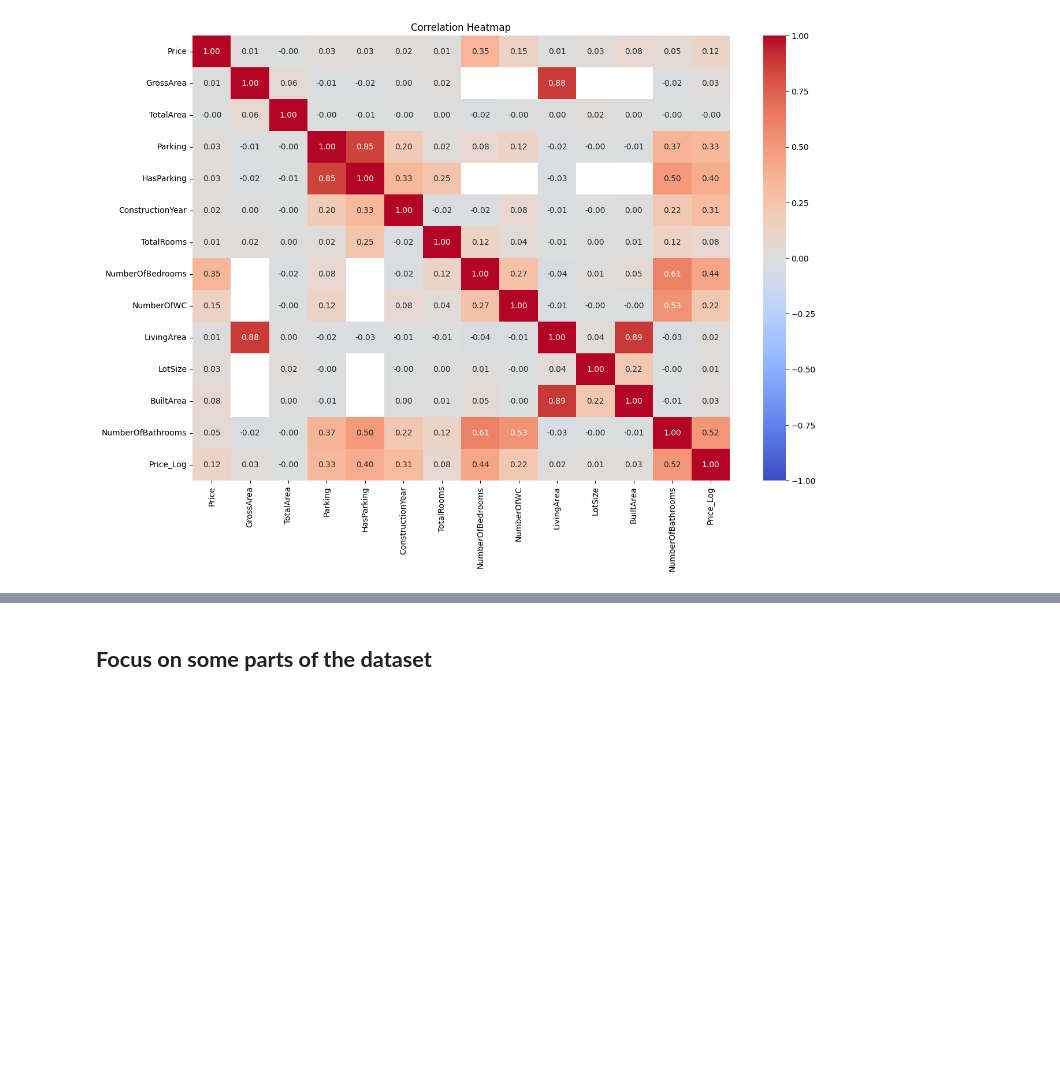
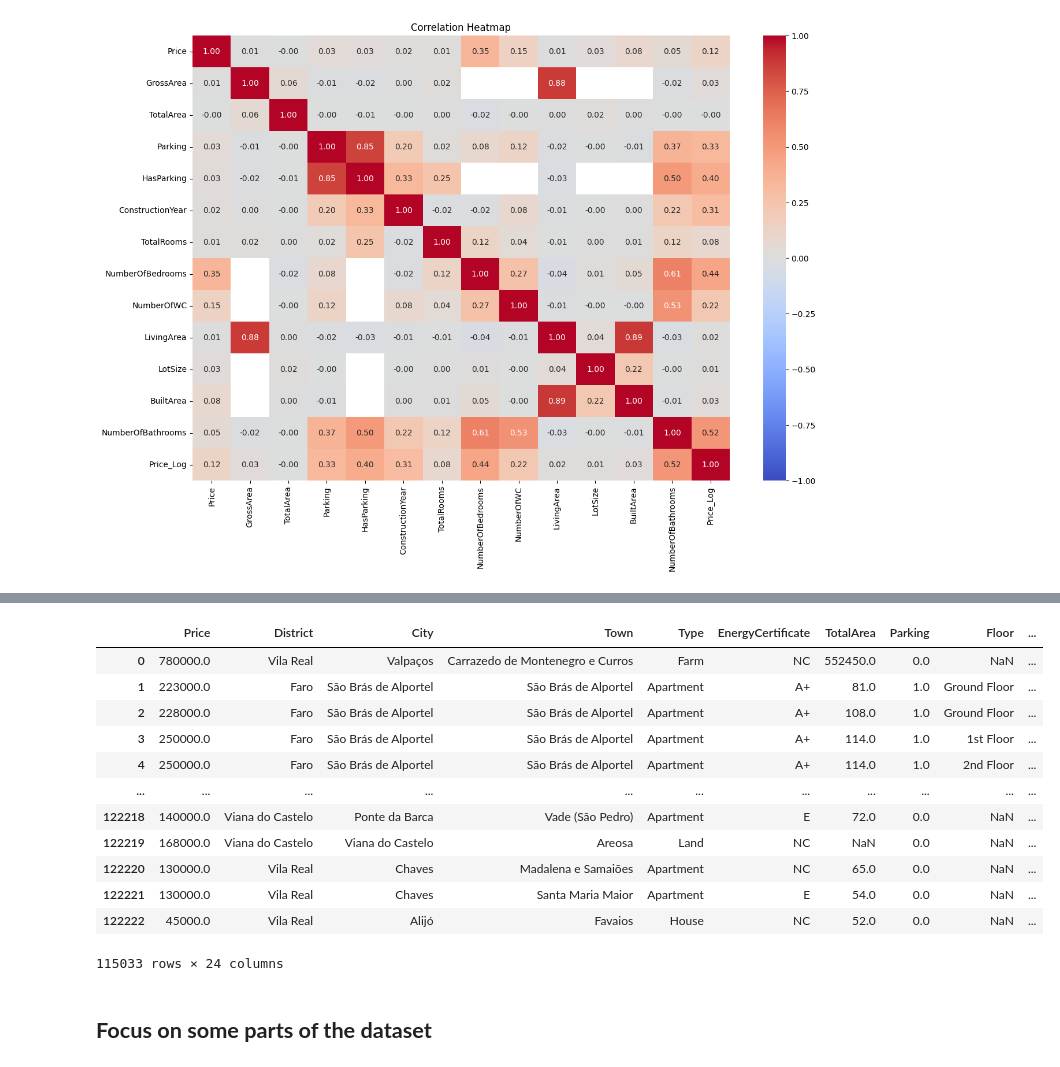
Before and after one commit to mafaldaaires/XAI-Techniques-in-Supervised-Learning, a Jupyter notebook: RealState.ipynb, the cells around one changed output, grey strips where cells are left out. Cells and saved outputs as stored; diff of their text form; code cells hidden in the pictures; blank space fills up the shorter version.

```diff
--- a/RealState.ipynb
+++ b/RealState.ipynb
@@ -443,3 +467,19 @@ plt.show()
+# %%
+df
+# %% [output]
+|  | Price | District | City | Town | Type | EnergyCertificate | TotalArea | Parking | Floor | ... |
+| 0 | 780000.0 | Vila Real | Valpaços | Carrazedo de Montenegro e Curros | Farm | NC | 552450.0 | 0.0 | NaN | ... |
+| 1 | 223000.0 | Faro | São Brás de Alportel | São Brás de Alportel | Apartment | A+ | 81.0 | 1.0 | Ground Floor | ... |
+| 2 | 228000.0 | Faro | São Brás de Alportel | São Brás de Alportel | Apartment | A+ | 108.0 | 1.0 | Ground Floor | ... |
+| 3 | 250000.0 | Faro | São Brás de Alportel | São Brás de Alportel | Apartment | A+ | 114.0 | 1.0 | 1st Floor | ... |
+| 4 | 250000.0 | Faro | São Brás de Alportel | São Brás de Alportel | Apartment | A+ | 114.0 | 1.0 | 2nd Floor | ... |
+| ... | ... | ... | ... | ... | ... | ... | ... | ... | ... | ... |
+| 122218 | 140000.0 | Viana do Castelo | Ponte da Barca | Vade (São Pedro) | Apartment | E | 72.0 | 0.0 | NaN | ... |
+| 122219 | 168000.0 | Viana do Castelo | Viana do Castelo | Areosa | Land | NC | NaN | 0.0 | NaN | ... |
+| 122220 | 130000.0 | Vila Real | Chaves | Madalena e Samaiões | Apartment | NC | 65.0 | 0.0 | NaN | ... |
+| 122221 | 130000.0 | Vila Real | Chaves | Santa Maria Maior | Apartment | E | 54.0 | 0.0 | NaN | ... |
+| 122222 | 45000.0 | Vila Real | Alijó | Favaios | House | NC | 52.0 | 0.0 | NaN | ... |
+115033 rows × 24 columns
 # %% [markdown]
 ## **Focus on some parts of the dataset**
 # %% [markdown]
```
Also changed, not shown: parts of 42 cells of this notebook.
